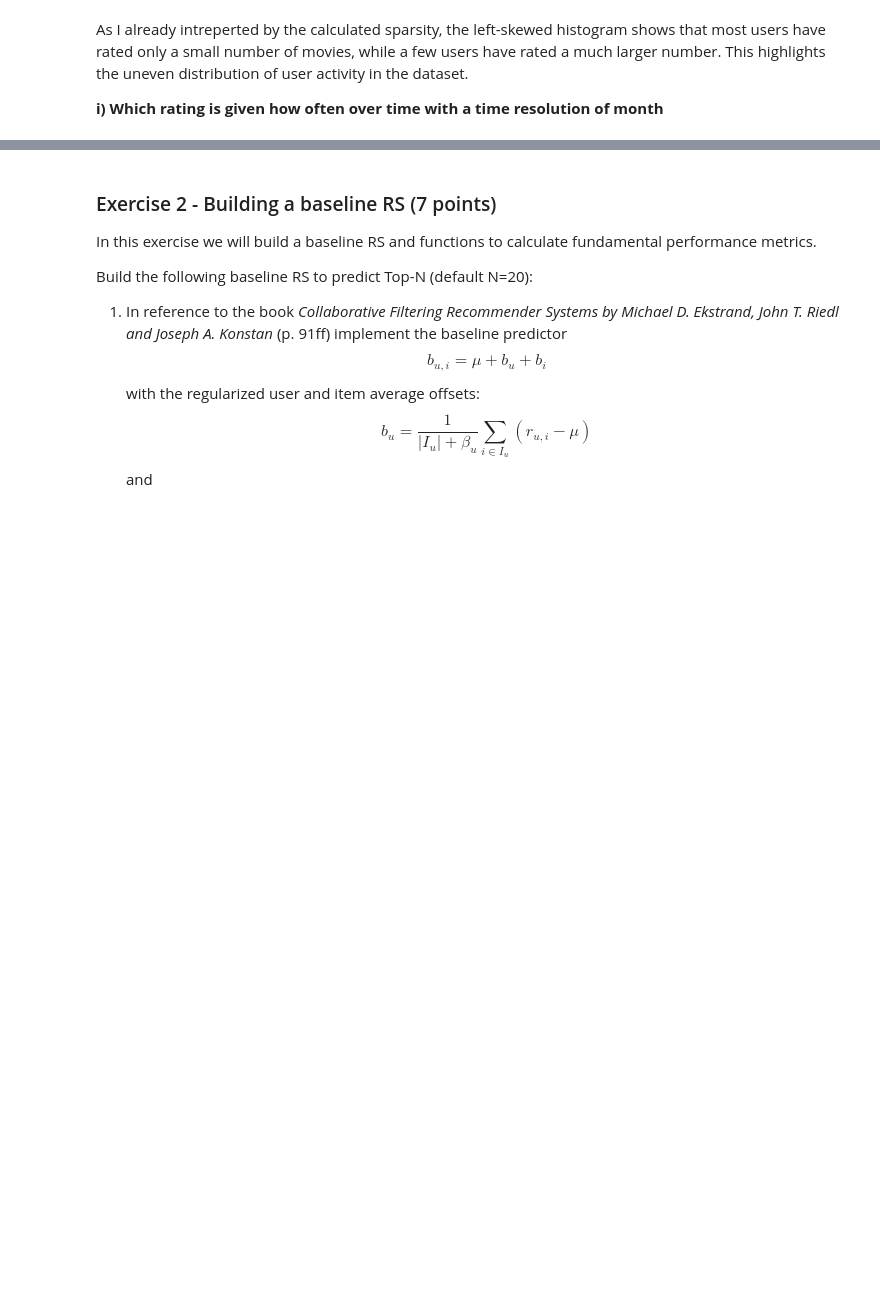
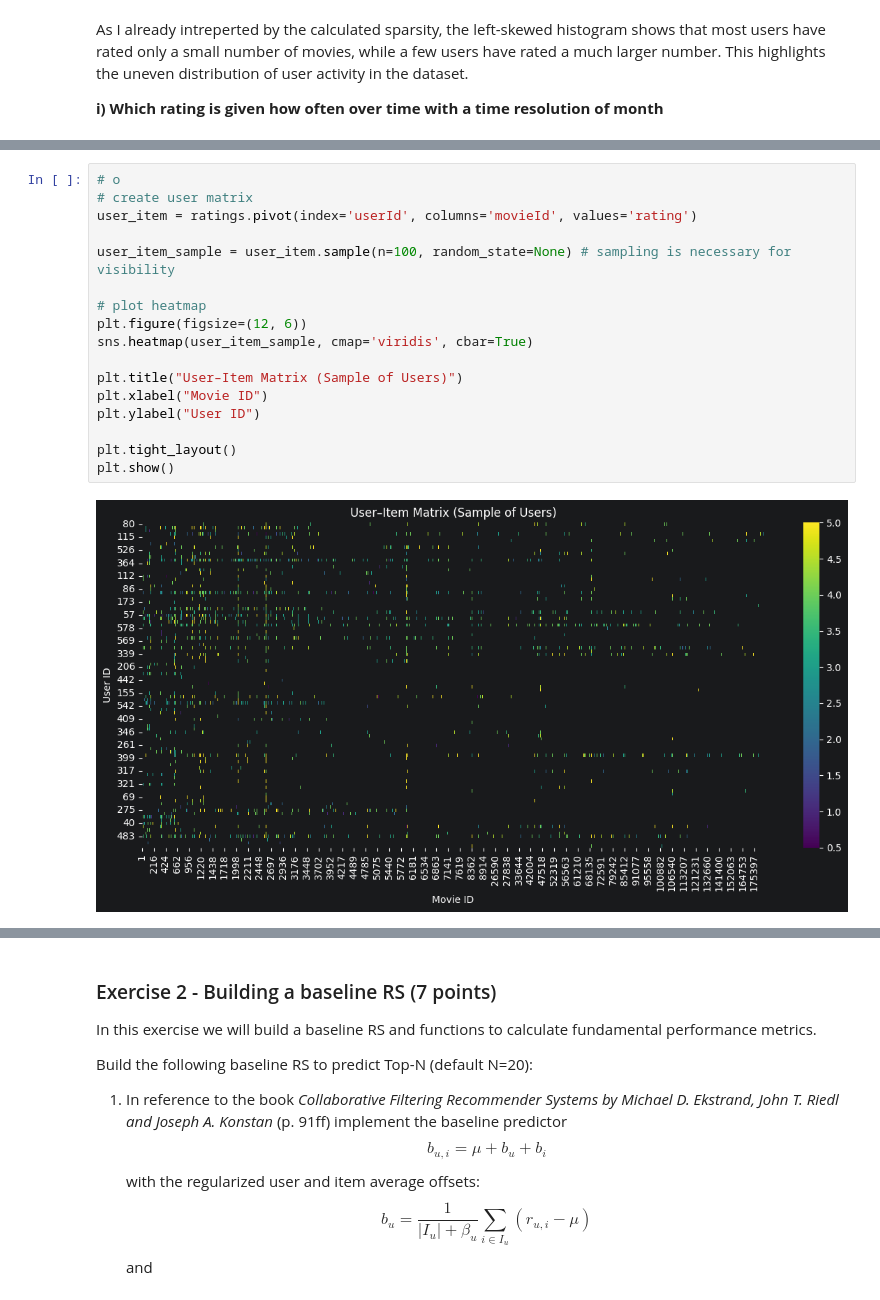
Before and after one commit to LoukasVasilakis/Recommender-Systems-LV, a Jupyter notebook: MiniChallenge/RSY_MiniChallenge_FS26.ipynb, the cells around one changed output, grey strips where cells are left out. Drawn from its saved outputs; the diff is of its cells as text; blank space fills up the shorter version.

```diff
--- a/MiniChallenge/RSY_MiniChallenge_FS26.ipynb
+++ b/MiniChallenge/RSY_MiniChallenge_FS26.ipynb
@@ -217,0 +417,19 @@ As I already intreperted by the calculated sparsity, the left-skewed histogram s
+# %%
+# o
+# create user matrix
+user_item = ratings.pivot(index='userId', columns='movieId', values='rating')
+
+user_item_sample = user_item.sample(n=100, random_state=None) # sampling is necessary for visibility
+
+# plot heatmap
+plt.figure(figsize=(12, 6))
+sns.heatmap(user_item_sample, cmap='viridis', cbar=True)
+
+plt.title("User–Item Matrix (Sample of Users)")
+plt.xlabel("Movie ID")
+plt.ylabel("User ID")
+
+plt.tight_layout()
+plt.show()
+# %% [output]
+[figure, added]
```
Also changed, not shown: parts of 15 cells of this notebook.
